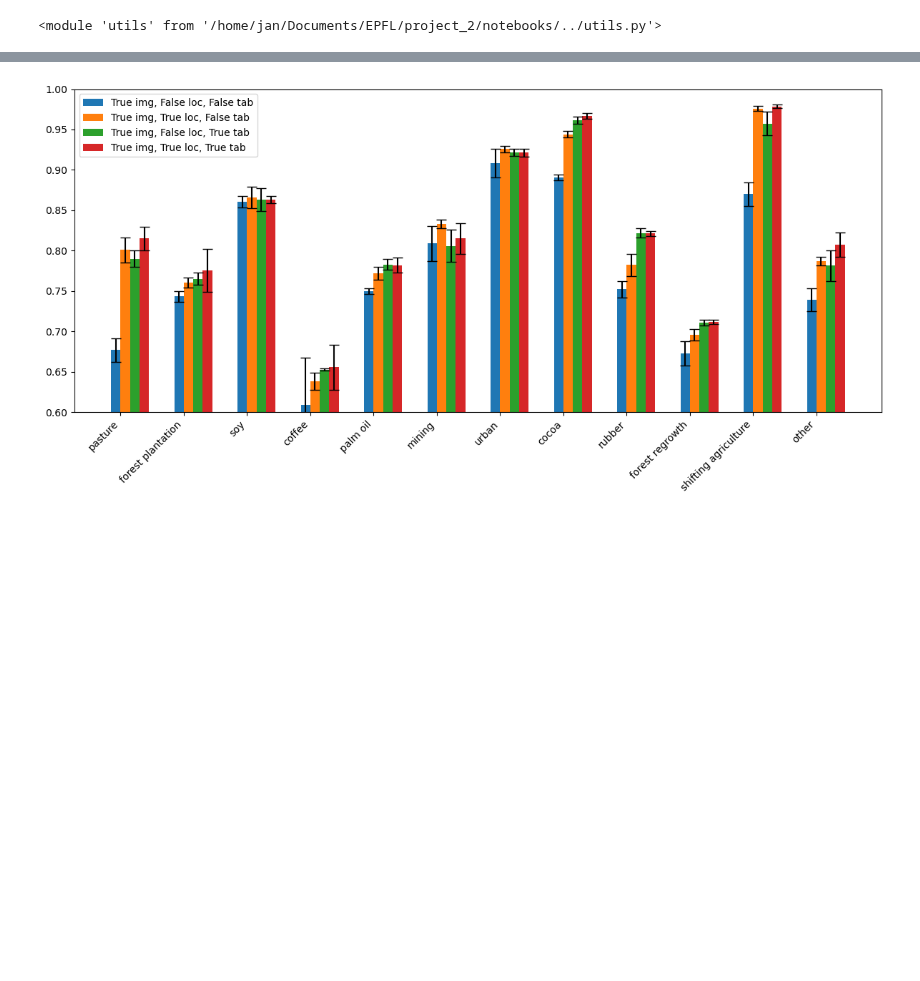
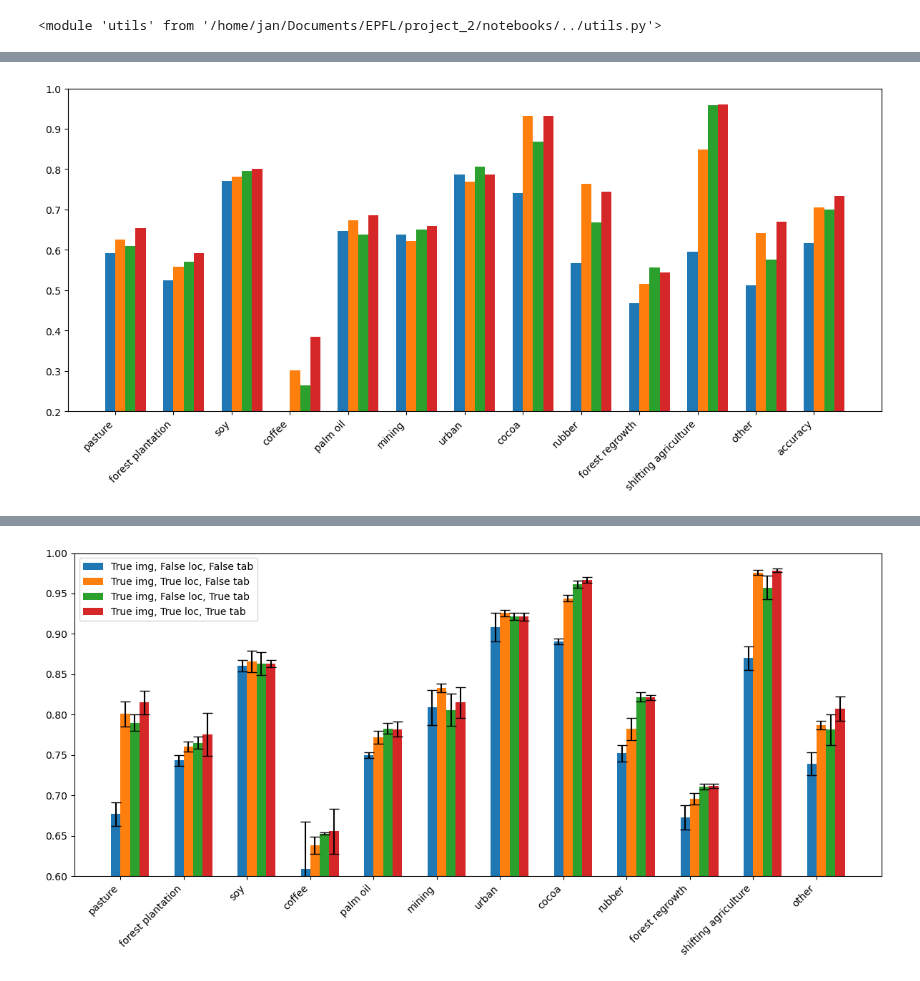
Before and after one commit to janpisl/location-encoding, a Jupyter notebook: notebooks/wandb_eval-refactor.ipynb, the cells around one changed output, grey strips where cells are left out. Cells and saved outputs as stored; diff of their text form; code cells hidden in the pictures; blank space fills up the shorter version.

Commit message:
just updates of notebooks + configs

```diff
--- a/notebooks/wandb_eval-refactor.ipynb
+++ b/notebooks/wandb_eval-refactor.ipynb
@@ -129,3 +174,6 @@ combinations
+# %%
+#This I need to do in case there is only 1 seed
+hyperparams_values['seed'] = [420]
 # %%
 
 performance_per_configuration = {}
@@ -140,10 +188,13 @@ for combo in combinations:
     for seed in hyperparams_values['seed']:
         combo['seed'] = seed
 
+
         #Get all models that have the configuration setup
         #(only difference is the excluded key 'folds_to_split')
         models_with_this_config = get_models_with_config(models, combo)
-
+        if not models_with_this_config:
+            #print(f'no models found with config: {combo}')
+            continue
         #Init an empty array of the entire train+val size
         predictions_over_all_folds = np.full(labels.shape[0], np.nan)
 
@@ -211,8 +256,6 @@ class_names.append('accuracy')
-# %%
-stats = {}
-for model_name, model_stats in performance_per_configuration.items():
-    stats[model_name] = {}
-    for cls in class_names:
-        stats[model_name][cls] = {}
-        stats[model_name][cls]['score'] = performance_per_configuration[model_name]['mean'][cls]['f1-score']
-        stats[model_name][cls]['std'] = performance_per_configuration[model_name]['std'][cls]['f1-score']
+# %%
+frozen_img_enc_models = {key:value for key, value in performance_per_configuration.items() if "'freeze_after': 6" in key}
+
+models_50_per_class = {key:value for key, value in frozen_img_enc_models.items() if "'train_examples_per_class': 50}" in key}
+models_500_per_class = {key:value for key, value in frozen_img_enc_models.items() if "'train_examples_per_class': 500}" in key}
+models_5000_per_class = {key:value for key,value in frozen_img_enc_models.items() if "'train_examples_per_class': 5000}" in key}
@@ -254,0 +306,4 @@ plt.show()
+# %%
+plot_metrics(models_50_per_class)
+# %% [output]
+[figure, added]
```
Also changed, not shown: parts of 31 cells of this notebook, 5 other files.
